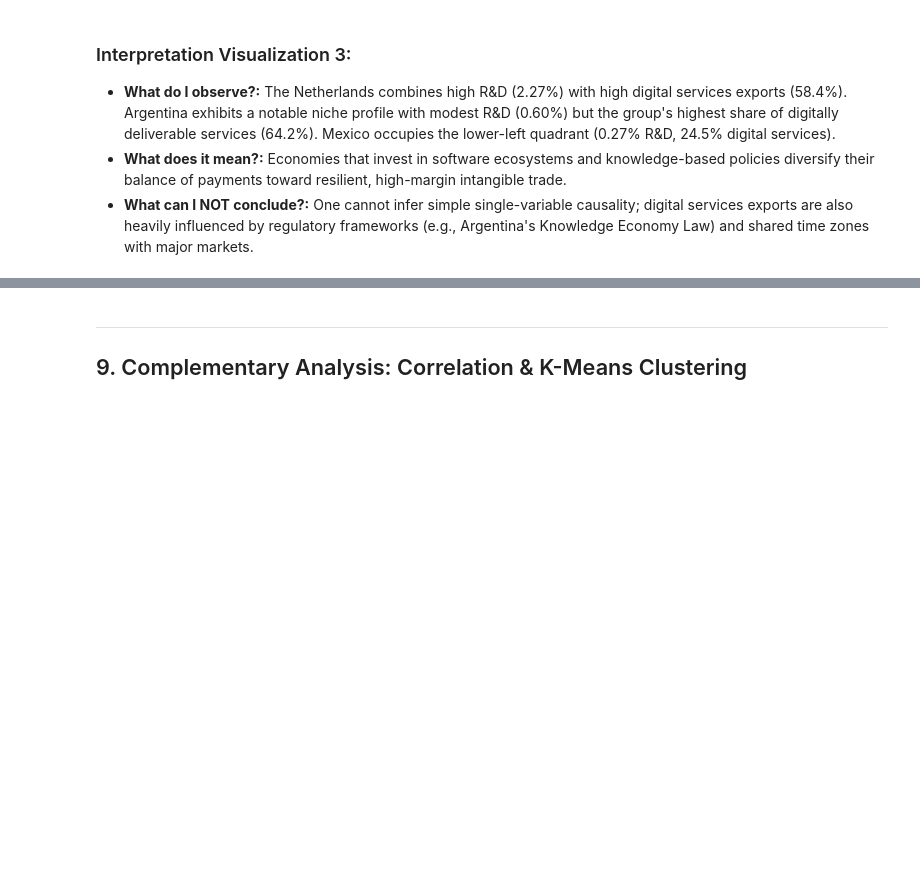
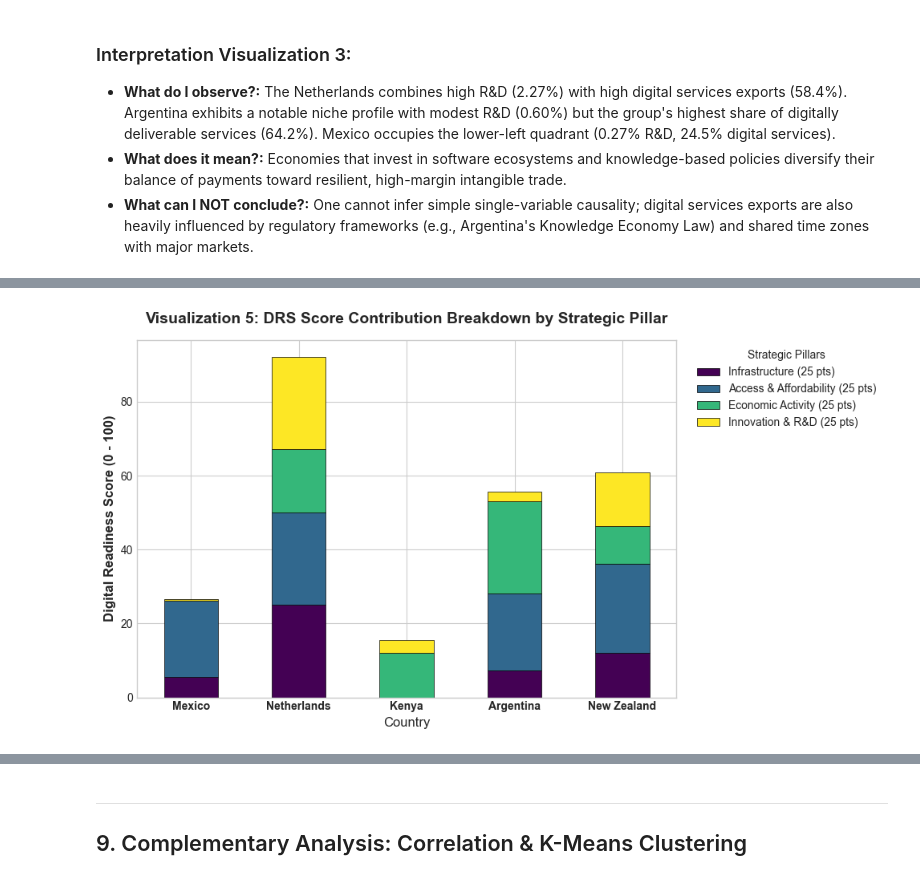
Before and after one commit to RusselKu/DigitalEconomyUpy, a Jupyter notebook: notebooks/Digital_Economy_Analysis.ipynb, the cells around one changed output, grey strips where cells are left out. Cells and saved outputs as stored; diff of their text form; code cells hidden in the pictures; blank space fills up the shorter version.

```diff
--- a/notebooks/Digital_Economy_Analysis.ipynb
+++ b/notebooks/Digital_Economy_Analysis.ipynb
@@ -271,0 +314,21 @@ plt.show()
+# %%
+# Visualization 5: DRS Score Decomposition by 4 Strategic Pillars
+pillars_df = pd.DataFrame({
+    'Country': df_drs['country_name'],
+    'Infrastructure (25 pts)': (df_drs['IT_NET_BBND_NORM'] + df_drs['IT_NET_SECR_NORM']) * 0.125,
+    'Access & Affordability (25 pts)': (df_drs['IT_NET_USER_NORM'] + df_drs['ITU_PRICE_BASKET_NORM']) * 0.125,
+    'Economic Activity (25 pts)': (df_drs['ICT_SERV_EXP_NORM'] + df_drs['DIGIT_DELIV_EXP_NORM']) * 0.125,
+    'Innovation & R&D (25 pts)': (df_drs['RD_EXP_GDP_NORM'] + df_drs['PATENT_RES_PM_NORM']) * 0.125
+}).set_index('Country')
+
+fig, ax = plt.subplots(figsize=(10, 5.5))
+pillars_df.plot(kind='bar', stacked=True, ax=ax, colormap='viridis', edgecolor='black', linewidth=0.5)
+ax.set_ylabel('Digital Readiness Score (0 - 100)', fontweight='bold')
+ax.set_title('Visualization 5: DRS Score Contribution Breakdown by Strategic Pillar', fontweight='bold', pad=15)
+ax.set_xticklabels(ax.get_xticklabels(), rotation=0, fontweight='bold')
+ax.legend(title='Strategic Pillars', bbox_to_anchor=(1.02, 1), loc='upper left')
+
+plt.tight_layout()
+plt.show()
+# %% [output]
+[figure, added]
```
Also changed, not shown: parts of 5 cells of this notebook, 3 other files.
